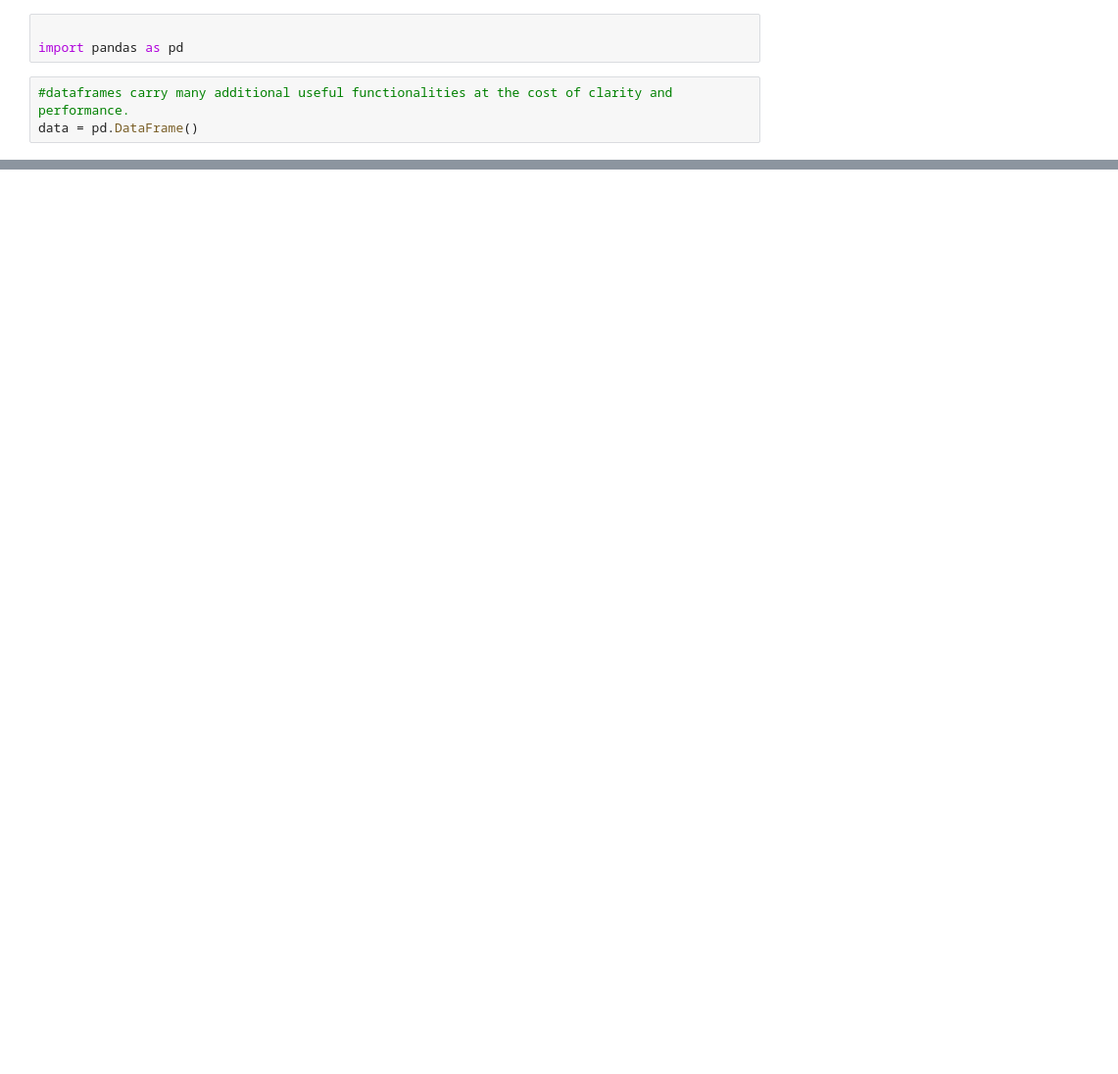
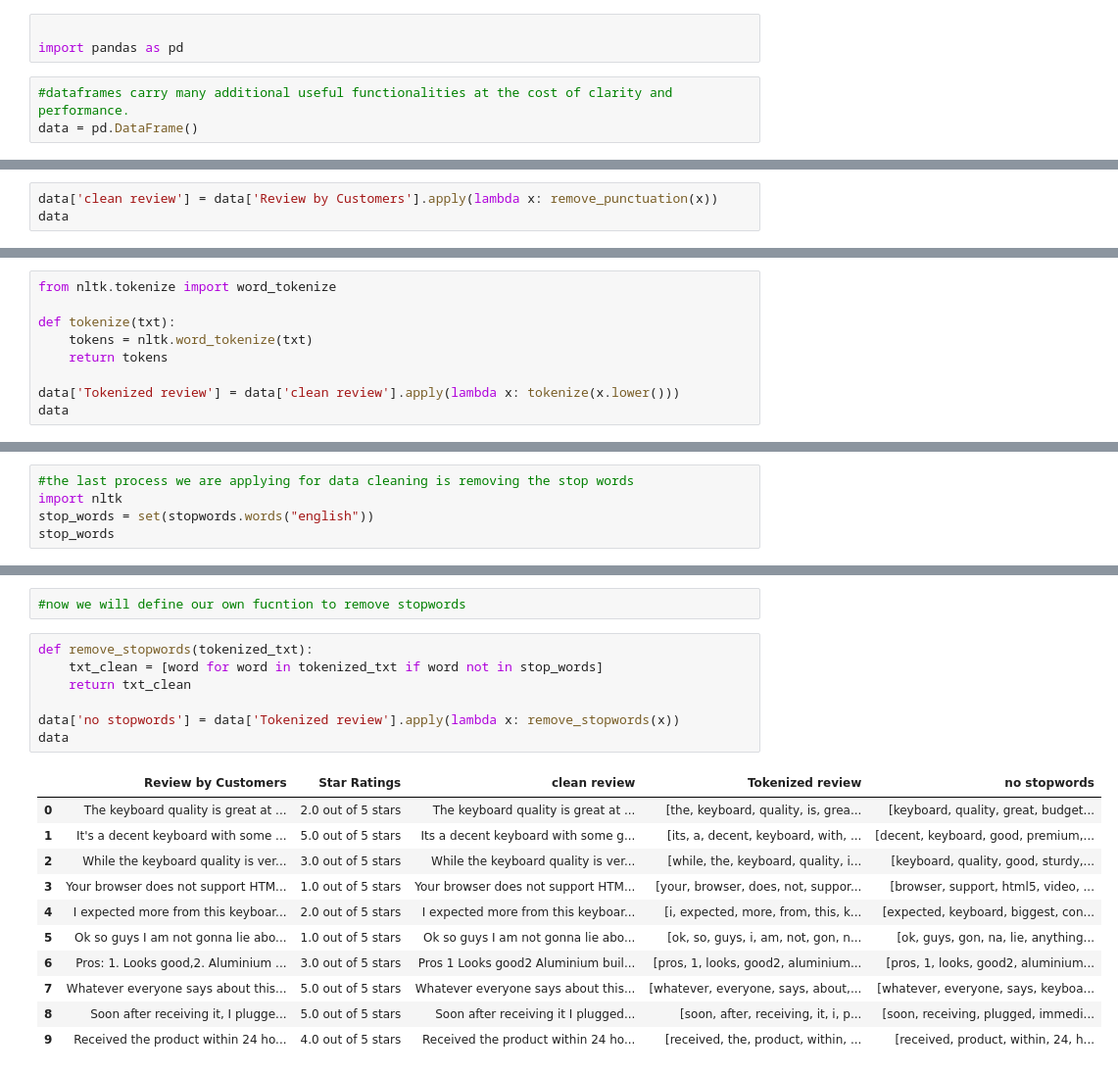
Before and after one commit to srija-cell/NLP-Sentiment-Analysis-, a Jupyter notebook: gamingkeyboard.ipynb, the cells around one changed output, grey strips where cells are left out. Shown: that part at 98% size. Drawn from its saved outputs; the diff is of its cells as text; blank space fills up the shorter version.

```diff
--- a/gamingkeyboard.ipynb
+++ b/gamingkeyboard.ipynb
@@ -104,0 +106,3 @@ data
+# %%
+data['clean review'] = data['Review by Customers'].apply(lambda x: remove_punctuation(x))
+data
@@ -104,0 +125,9 @@ data
+# %%
+from nltk.tokenize import word_tokenize
+
+def tokenize(txt):
+    tokens = nltk.word_tokenize(txt)
+    return tokens
+
+data['Tokenized review'] = data['clean review'].apply(lambda x: tokenize(x.lower()))
+data
@@ -104,0 +146,5 @@ data
+# %%
+#the last process we are applying for data cleaning is removing the stop words
+import nltk
+stop_words = set(stopwords.words("english"))
+stop_words
@@ -104,0 +169,21 @@ data
+# %%
+#now we will define our own fucntion to remove stopwords
+# %%
+def remove_stopwords(tokenized_txt):
+    txt_clean = [word for word in tokenized_txt if word not in stop_words]
+    return txt_clean
+
+data['no stopwords'] = data['Tokenized review'].apply(lambda x: remove_stopwords(x))
+data
+# %% [output]
+|  | Review by Customers | Star Ratings | clean review | Tokenized review | no stopwords |
+| 0 | The keyboard quality is great at ... | 2.0 out of 5 stars | The keyboard quality is great at ... | [the, keyboard, quality, is, grea... | [keyboard, quality, great, budget... |
+| 1 | It's a decent keyboard with some ... | 5.0 out of 5 stars | Its a decent keyboard with some g... | [its, a, decent, keyboard, with, ... | [decent, keyboard, good, premium,... |
+| 2 | While the keyboard quality is ver... | 3.0 out of 5 stars | While the keyboard quality is ver... | [while, the, keyboard, quality, i... | [keyboard, quality, good, sturdy,... |
+| 3 | Your browser does not support HTM... | 1.0 out of 5 stars | Your browser does not support HTM... | [your, browser, does, not, suppor... | [browser, support, html5, video, ... |
+| 4 | I expected more from this keyboar... | 2.0 out of 5 stars | I expected more from this keyboar... | [i, expected, more, from, this, k... | [expected, keyboard, biggest, con... |
+| 5 | Ok so guys I am not gonna lie abo... | 1.0 out of 5 stars | Ok so guys I am not gonna lie abo... | [ok, so, guys, i, am, not, gon, n... | [ok, guys, gon, na, lie, anything... |
+| 6 | Pros: 1. Looks good,2. Aluminium ... | 3.0 out of 5 stars | Pros 1 Looks good2 Aluminium buil... | [pros, 1, looks, good2, aluminium... | [pros, 1, looks, good2, aluminium... |
+| 7 | Whatever everyone says about this... | 5.0 out of 5 stars | Whatever everyone says about this... | [whatever, everyone, says, about,... | [whatever, everyone, says, keyboa... |
+| 8 | Soon after receiving it, I plugge... | 5.0 out of 5 stars | Soon after receiving it I plugged... | [soon, after, receiving, it, i, p... | [soon, receiving, plugged, immedi... |
+| 9 | Received the product within 24 ho... | 4.0 out of 5 stars | Received the product within 24 ho... | [received, the, product, within, ... | [received, product, within, 24, h... |
```
Also changed, not shown: parts of 30 cells of this notebook.
